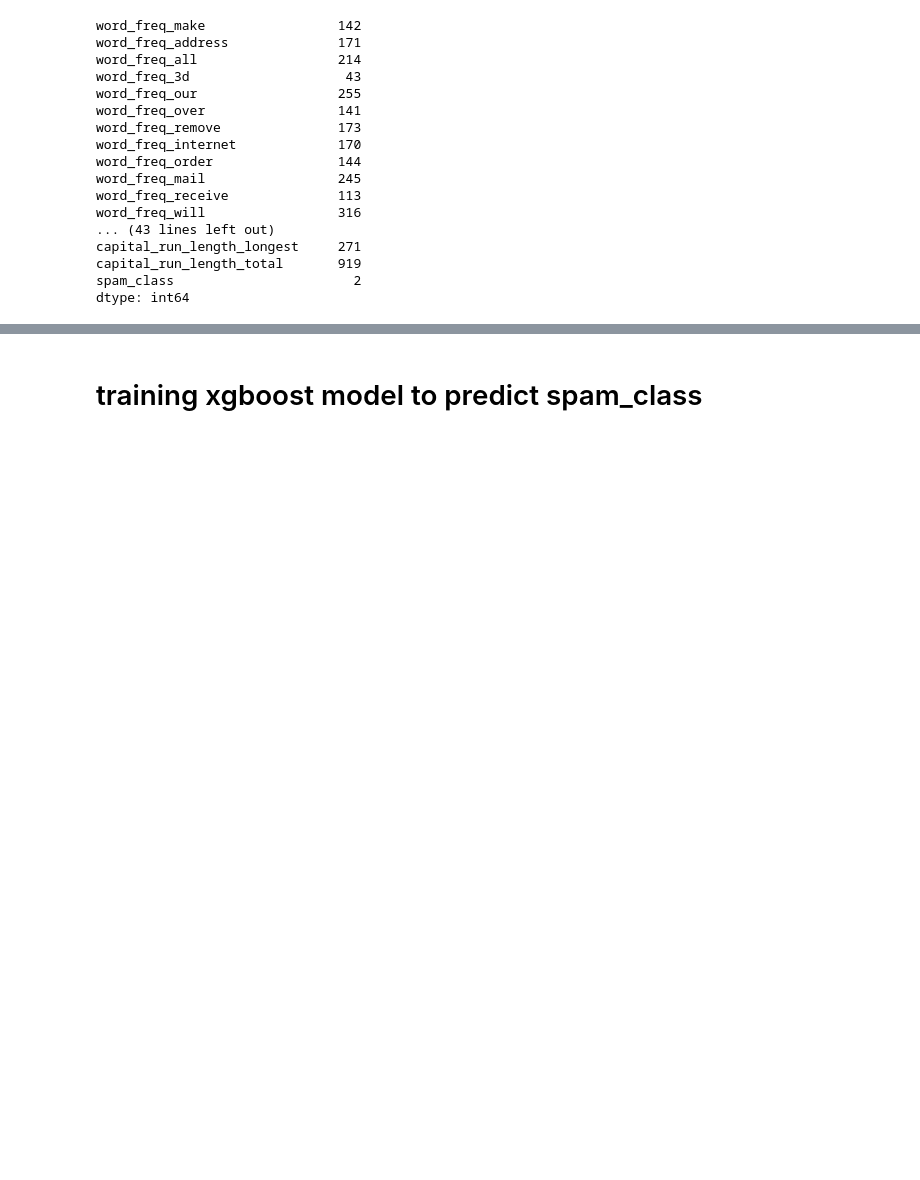
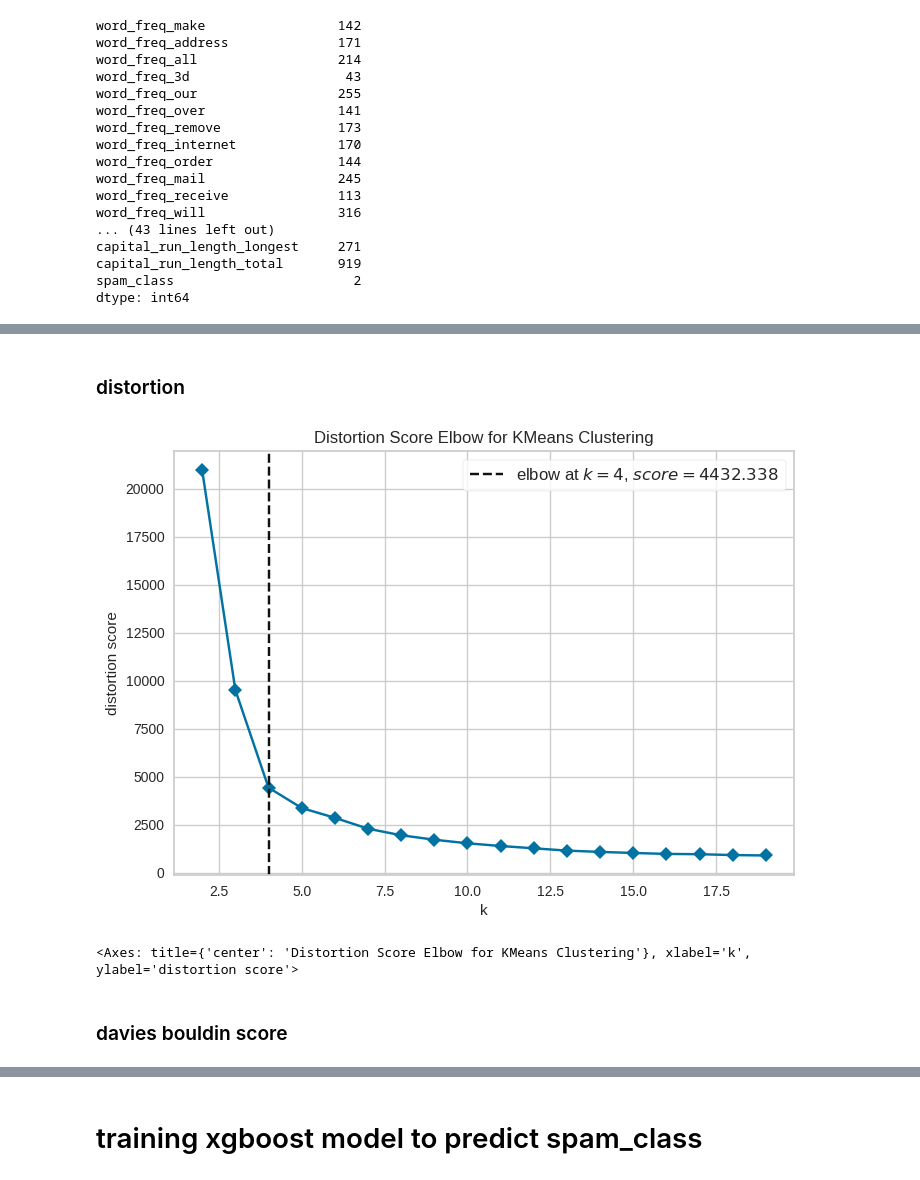
Before and after one commit to beac0n5/Jupyter-for-Everyone, a Jupyter notebook: module_09-machine_learning_in_jupyter/module_09.ipynb, the cells around one changed output, grey strips where cells are left out. Saved outputs shown, nothing was run; the diff lists cells and outputs as text; code cells hidden in the pictures; blank space fills up the shorter version.

```diff
--- a/module_09-machine_learning_in_jupyter/module_09.ipynb
+++ b/module_09-machine_learning_in_jupyter/module_09.ipynb
@@ -232,0 +251,15 @@ for i in range(2, max_clusters + 1):
+# %% [markdown]
+### distortion
+# %%
+model = KMeans(n_init = 10)
+visualizer = KElbowVisualizer(
+    model, k=(2,max_clusters), metric='distortion', timings=False
+)
+
+visualizer.fit(x_minmax)        # Fit the data to the visualizer
+visualizer.show()
+# %% [output]
+[figure, added]
+<Axes: title={'center': 'Distortion Score Elbow for KMeans Clustering'}, xlabel='k', ylabel='distortion score'>
+# %% [markdown]
+### davies bouldin score
```
Also changed, not shown: parts of 74 cells of this notebook.
